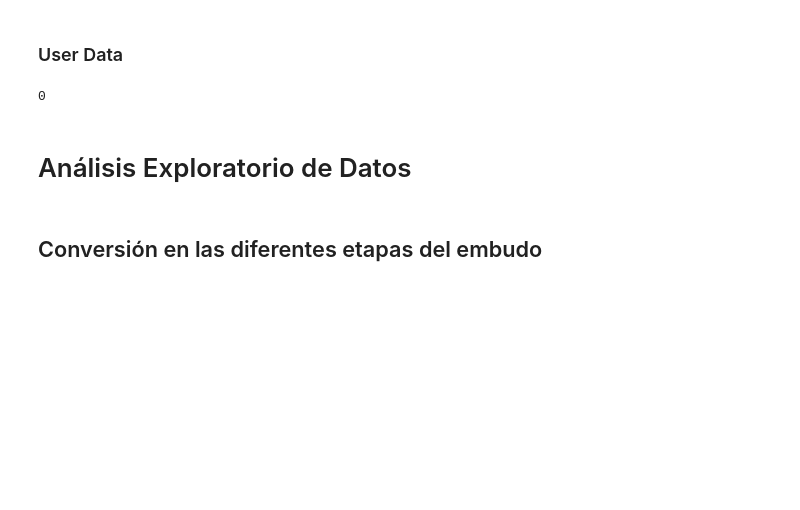
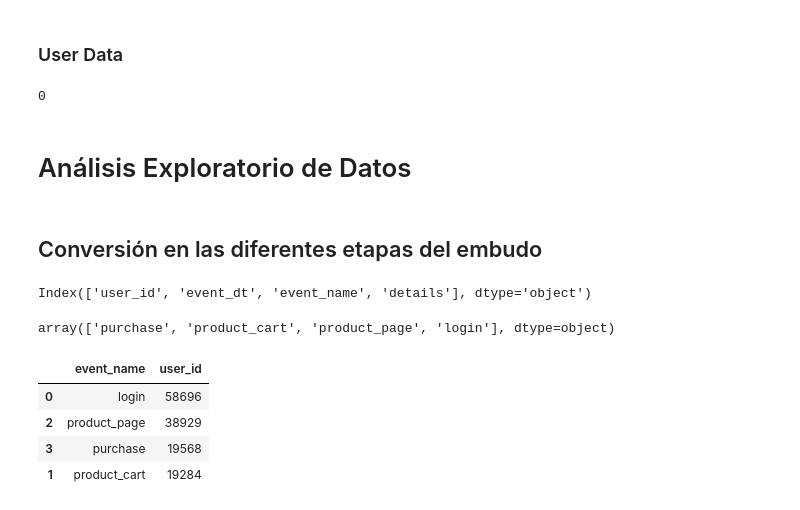
Before and after one commit to BCascante/Proyecto-Final-DA, a Jupyter notebook: A_B Test/A_B_Test _Project.ipynb, the cells around one changed output. Saved outputs shown, nothing was run; the diff lists cells and outputs as text; code cells hidden in the pictures; blank space fills up the shorter version.

```diff
--- a/A_B Test/A_B_Test _Project.ipynb
+++ b/A_B Test/A_B_Test _Project.ipynb
@@ -305,3 +305,22 @@ user_data.duplicated().sum()
 # %%
 
 r = user_data.groupby('user_id')['group'].nunique().sort_values(ascending=False)
+# %%
+events.columns
+# %% [output]
+Index(['user_id', 'event_dt', 'event_name', 'details'], dtype='object')
+# %%
+
+events['event_name'].unique()
+# %% [output]
+array(['purchase', 'product_cart', 'product_page', 'login'], dtype=object)
+# %%
+user_per_event = events.groupby('event_name', as_index=False)['user_id'].nunique().sort_values(by='user_id',ascending=False)
+# %%
+user_per_event
+# %% [output]
+|  | event_name | user_id |
+| 0 | login | 58696 |
+| 2 | product_page | 38929 |
+| 3 | purchase | 19568 |
+| 1 | product_cart | 19284 |
```
Also changed, not shown: parts of 17 cells of this notebook.
